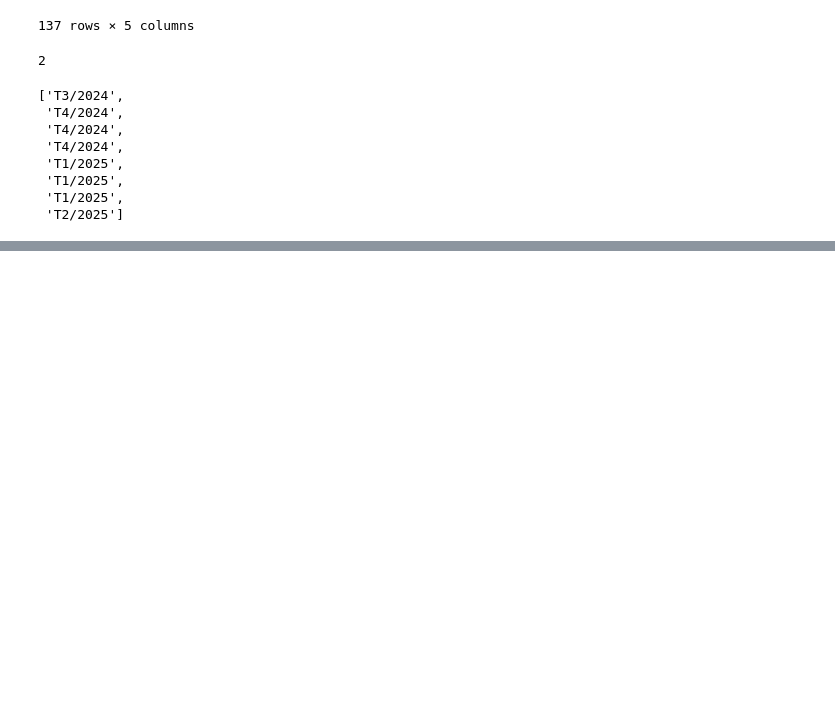
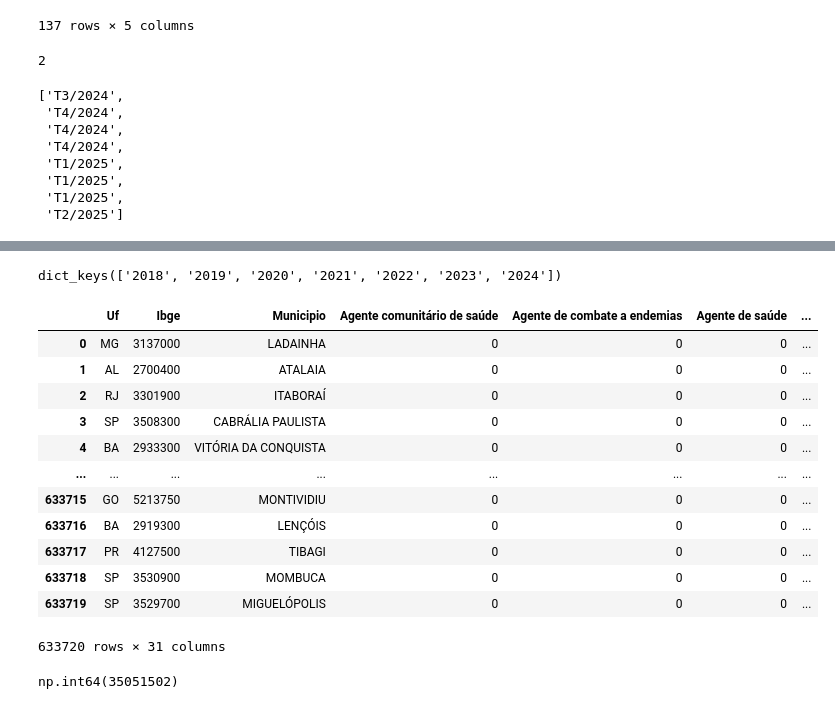
Before and after one commit to ecosustain/Info-APS, a Jupyter notebook: painel/teste.ipynb, the cells around one changed output, grey strips where cells are left out. Cells and saved outputs as stored; diff of their text form; code cells hidden in the pictures; blank space fills up the shorter version.

Commit message:
Add teste dados

```diff
--- a/painel/teste.ipynb
+++ b/painel/teste.ipynb
@@ -1421,0 +1491,4 @@ NameError: name 'get_collection_atributes' is not defined
+# %%
+populacao.keys()
+# %% [output]
+dict_keys(['2018', '2019', '2020', '2021', '2022', '2023', '2024'])
@@ -1421,0 +1529,25 @@ NameError: name 'get_collection_atributes' is not defined
+# %%
+import pandas as pd
+
+df = pd.read_csv('../etl/data/consolidado/producao_profissionais_individual.csv', sep=',', encoding='utf-8')
+# filtrar dados com uf = SP
+df[(df['Uf'] == 'SP') & (df['Ano'] == 2023)]['Enfermeiro'].sum()
+# %% [output]
+|  | Uf | Ibge | Municipio | Agente comunitário de saúde | Agente de combate a endemias | Agente de saúde | ... |
+| 0 | MG | 3137000 | LADAINHA | 0 | 0 | 0 | ... |
+| 1 | AL | 2700400 | ATALAIA | 0 | 0 | 0 | ... |
+| 2 | RJ | 3301900 | ITABORAÍ | 0 | 0 | 0 | ... |
+| 3 | SP | 3508300 | CABRÁLIA PAULISTA | 0 | 0 | 0 | ... |
+| 4 | BA | 2933300 | VITÓRIA DA CONQUISTA | 0 | 0 | 0 | ... |
+| ... | ... | ... | ... | ... | ... | ... | ... |
+| 633715 | GO | 5213750 | MONTIVIDIU | 0 | 0 | 0 | ... |
+| 633716 | BA | 2919300 | LENÇÓIS | 0 | 0 | 0 | ... |
+| 633717 | PR | 4127500 | TIBAGI | 0 | 0 | 0 | ... |
+| 633718 | SP | 3530900 | MOMBUCA | 0 | 0 | 0 | ... |
+| 633719 | SP | 3529700 | MIGUELÓPOLIS | 0 | 0 | 0 | ... |
+633720 rows × 31 columns
+# %%
+# filtrar dados com uf = SP
+df[(df['Uf'] == 'SP') & (df['Ano'] == 2023)]['Enfermeiro'].sum()
+# %% [output]
+np.int64(35051502)
```
Also changed, not shown: parts of 11 cells of this notebook.
